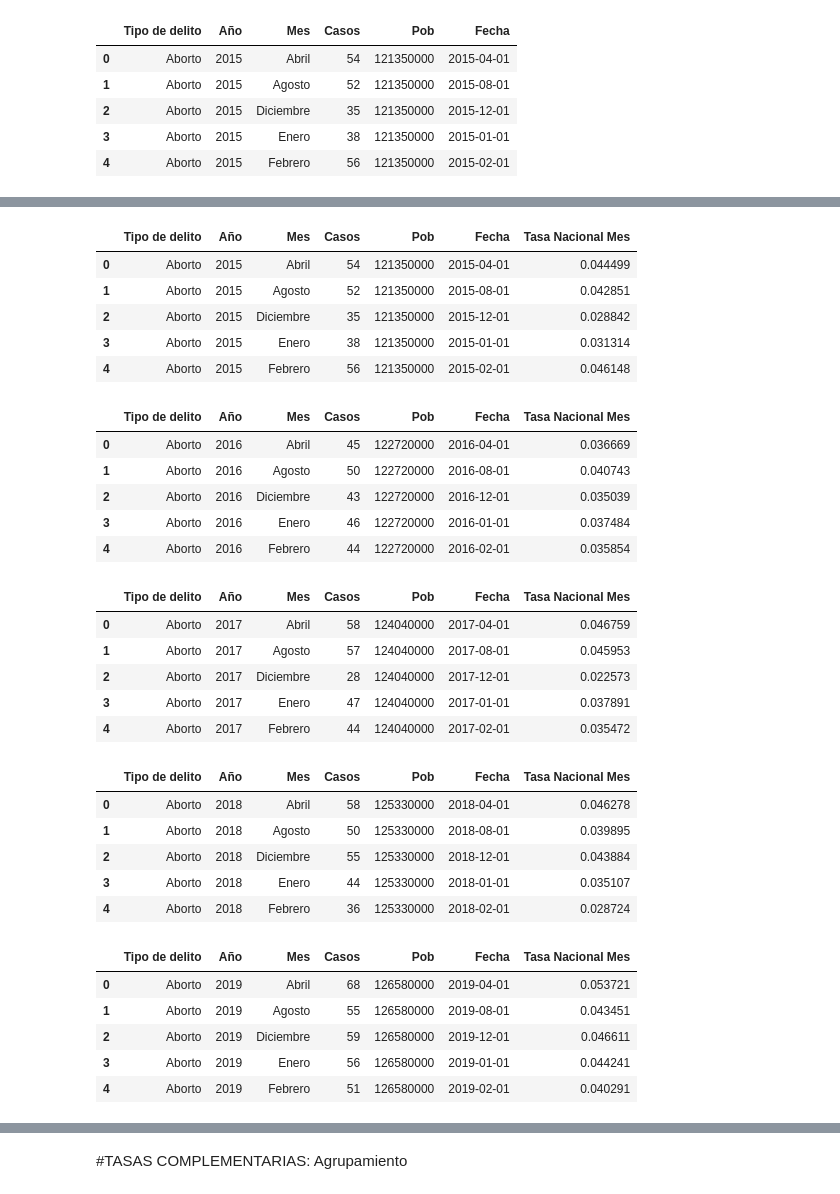
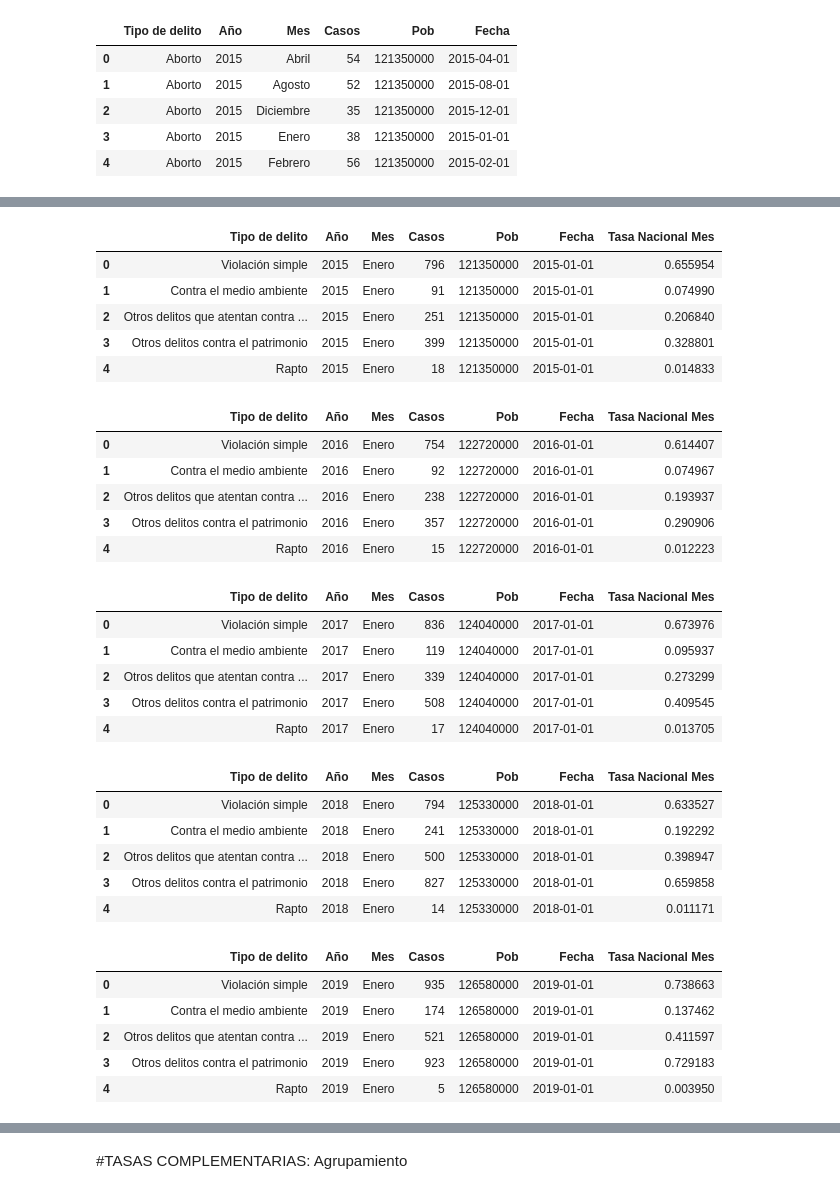
Before and after one commit to abrilgcz/Ciencia-de-Datos, a Jupyter notebook: ProyectoASE.ipynb, the cells around one changed output, grey strips where cells are left out. Saved outputs shown, nothing was run; the diff lists cells and outputs as text; code cells hidden in the pictures.

```diff
--- a/ProyectoASE.ipynb
+++ b/ProyectoASE.ipynb
@@ -808,52 +822,57 @@ tasa_ordenada_mensual
 # %%
 tasa_2015 = data_mensual[data_mensual['Año']==2015].reset_index(drop = True)
+tasa_2015 = tasa_2015.sort_values(by='Fecha').reset_index(drop = True)
 tasa_2015.head()
 # %% [output]
 |  | Tipo de delito | Año | Mes | Casos | Pob | Fecha | Tasa Nacional Mes |
-| 0 | Aborto | 2015 | Abril | 54 | 121350000 | 2015-04-01 | 0.044499 |
-| 1 | Aborto | 2015 | Agosto | 52 | 121350000 | 2015-08-01 | 0.042851 |
-| 2 | Aborto | 2015 | Diciembre | 35 | 121350000 | 2015-12-01 | 0.028842 |
-| 3 | Aborto | 2015 | Enero | 38 | 121350000 | 2015-01-01 | 0.031314 |
-| 4 | Aborto | 2015 | Febrero | 56 | 121350000 | 2015-02-01 | 0.046148 |
+| 0 | Violación simple | 2015 | Enero | 796 | 121350000 | 2015-01-01 | 0.655954 |
+| 1 | Contra el medio ambiente | 2015 | Enero | 91 | 121350000 | 2015-01-01 | 0.074990 |
+| 2 | Otros delitos que atentan contra ... | 2015 | Enero | 251 | 121350000 | 2015-01-01 | 0.206840 |
+| 3 | Otros delitos contra el patrimonio | 2015 | Enero | 399 | 121350000 | 2015-01-01 | 0.328801 |
+| 4 | Rapto | 2015 | Enero | 18 | 121350000 | 2015-01-01 | 0.014833 |
 # %%
 tasa_2016 = data_mensual[data_mensual['Año']==2016].reset_index(drop=True)
+tasa_2016 = tasa_2016.sort_values(by='Fecha').reset_index(drop = True)
 tasa_2016.head()
 # %% [output]
 |  | Tipo de delito | Año | Mes | Casos | Pob | Fecha | Tasa Nacional Mes |
-| 0 | Aborto | 2016 | Abril | 45 | 122720000 | 2016-04-01 | 0.036669 |
-| 1 | Aborto | 2016 | Agosto | 50 | 122720000 | 2016-08-01 | 0.040743 |
-| 2 | Aborto | 2016 | Diciembre | 43 | 122720000 | 2016-12-01 | 0.035039 |
-| 3 | Aborto | 2016 | Enero | 46 | 122720000 | 2016-01-01 | 0.037484 |
-| 4 | Aborto | 2016 | Febrero | 44 | 122720000 | 2016-02-01 | 0.035854 |
+| 0 | Violación simple | 2016 | Enero | 754 | 122720000 | 2016-01-01 | 0.614407 |
+| 1 | Contra el medio ambiente | 2016 | Enero | 92 | 122720000 | 2016-01-01 | 0.074967 |
+| 2 | Otros delitos que atentan contra ... | 2016 | Enero | 238 | 122720000 | 2016-01-01 | 0.193937 |
+| 3 | Otros delitos contra el patrimonio | 2016 | Enero | 357 | 122720000 | 2016-01-01 | 0.290906 |
+| 4 | Rapto | 2016 | Enero | 15 | 122720000 | 2016-01-01 | 0.012223 |
 # %%
 tasa_2017 = data_mensual[data_mensual['Año']==2017].reset_index(drop=True)
+tasa_2017 = tasa_2017.sort_values(by='Fecha').reset_index(drop = True)
 tasa_2017.head()
 # %% [output]
 |  | Tipo de delito | Año | Mes | Casos | Pob | Fecha | Tasa Nacional Mes |
-| 0 | Aborto | 2017 | Abril | 58 | 124040000 | 2017-04-01 | 0.046759 |
-| 1 | Aborto | 2017 | Agosto | 57 | 124040000 | 2017-08-01 | 0.045953 |
-| 2 | Aborto | 2017 | Diciembre | 28 | 124040000 | 2017-12-01 | 0.022573 |
-| 3 | Aborto | 2017 | Enero | 47 | 124040000 | 2017-01-01 | 0.037891 |
-| 4 | Aborto | 2017 | Febrero | 44 | 124040000 | 2017-02-01 | 0.035472 |
+| 0 | Violación simple | 2017 | Enero | 836 | 124040000 | 2017-01-01 | 0.673976 |
+| 1 | Contra el medio ambiente | 2017 | Enero | 119 | 124040000 | 2017-01-01 | 0.095937 |
+| 2 | Otros delitos que atentan contra ... | 2017 | Enero | 339 | 124040000 | 2017-01-01 | 0.273299 |
+| 3 | Otros delitos contra el patrimonio | 2017 | Enero | 508 | 124040000 | 2017-01-01 | 0.409545 |
+| 4 | Rapto | 2017 | Enero | 17 | 124040000 | 2017-01-01 | 0.013705 |
 # %%
 tasa_2018 = data_mensual[data_mensual['Año']==2018].reset_index(drop=True)
+tasa_2018 = tasa_2018.sort_values(by='Fecha').reset_index(drop = True)
 tasa_2018.head()
 # %% [output]
 |  | Tipo de delito | Año | Mes | Casos | Pob | Fecha | Tasa Nacional Mes |
-| 0 | Aborto | 2018 | Abril | 58 | 125330000 | 2018-04-01 | 0.046278 |
-| 1 | Aborto | 2018 | Agosto | 50 | 125330000 | 2018-08-01 | 0.039895 |
-| 2 | Aborto | 2018 | Diciembre | 55 | 125330000 | 2018-12-01 | 0.043884 |
-| 3 | Aborto | 2018 | Enero | 44 | 125330000 | 2018-01-01 | 0.035107 |
-| 4 | Aborto | 2018 | Febrero | 36 | 125330000 | 2018-02-01 | 0.028724 |
+| 0 | Violación simple | 2018 | Enero | 794 | 125330000 | 2018-01-01 | 0.633527 |
+| 1 | Contra el medio ambiente | 2018 | Enero | 241 | 125330000 | 2018-01-01 | 0.192292 |
+| 2 | Otros delitos que atentan contra ... | 2018 | Enero | 500 | 125330000 | 2018-01-01 | 0.398947 |
+| 3 | Otros delitos contra el patrimonio | 2018 | Enero | 827 | 125330000 | 2018-01-01 | 0.659858 |
+| 4 | Rapto | 2018 | Enero | 14 | 125330000 | 2018-01-01 | 0.011171 |
 # %%
 tasa_2019 = data_mensual[data_mensual['Año']==2019].reset_index(drop=True)
+tasa_2019 = tasa_2019.sort_values(by='Fecha').reset_index(drop = True)
 tasa_2019.head()
 # %% [output]
 |  | Tipo de delito | Año | Mes | Casos | Pob | Fecha | Tasa Nacional Mes |
-| 0 | Aborto | 2019 | Abril | 68 | 126580000 | 2019-04-01 | 0.053721 |
-| 1 | Aborto | 2019 | Agosto | 55 | 126580000 | 2019-08-01 | 0.043451 |
-| 2 | Aborto | 2019 | Diciembre | 59 | 126580000 | 2019-12-01 | 0.046611 |
-| 3 | Aborto | 2019 | Enero | 56 | 126580000 | 2019-01-01 | 0.044241 |
-| 4 | Aborto | 2019 | Febrero | 51 | 126580000 | 2019-02-01 | 0.040291 |
+| 0 | Violación simple | 2019 | Enero | 935 | 126580000 | 2019-01-01 | 0.738663 |
+| 1 | Contra el medio ambiente | 2019 | Enero | 174 | 126580000 | 2019-01-01 | 0.137462 |
+| 2 | Otros delitos que atentan contra ... | 2019 | Enero | 521 | 126580000 | 2019-01-01 | 0.411597 |
+| 3 | Otros delitos contra el patrimonio | 2019 | Enero | 923 | 126580000 | 2019-01-01 | 0.729183 |
+| 4 | Rapto | 2019 | Enero | 5 | 126580000 | 2019-01-01 | 0.003950 |
 # %%
 tasa_2020 = data_mensual[data_mensual['Año']==2020].reset_index(drop=True)
```
Also changed, not shown: parts of 11 cells of this notebook.
